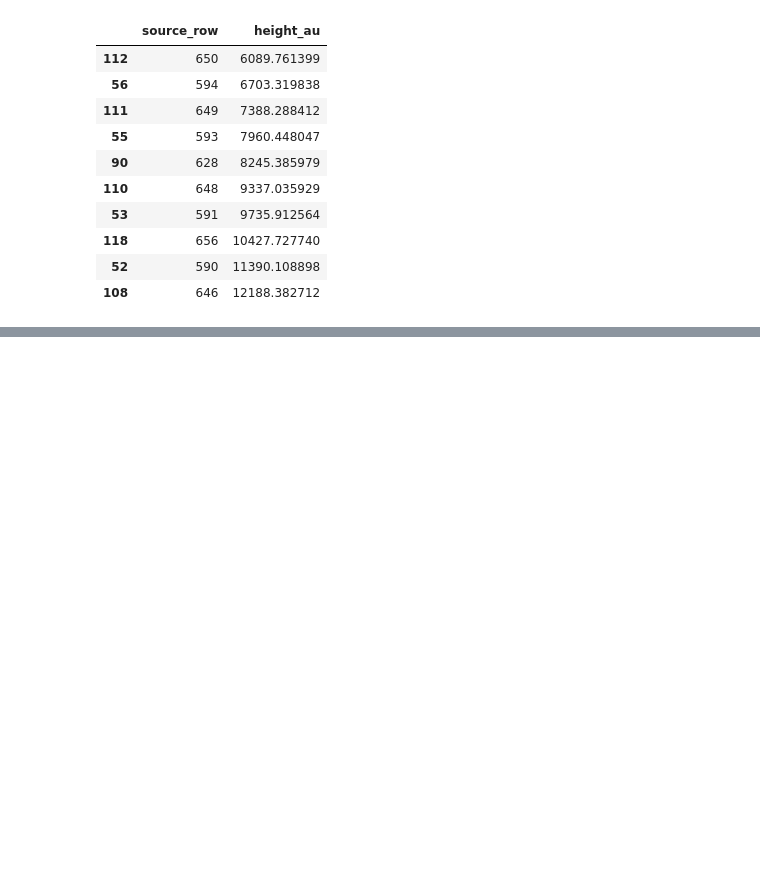
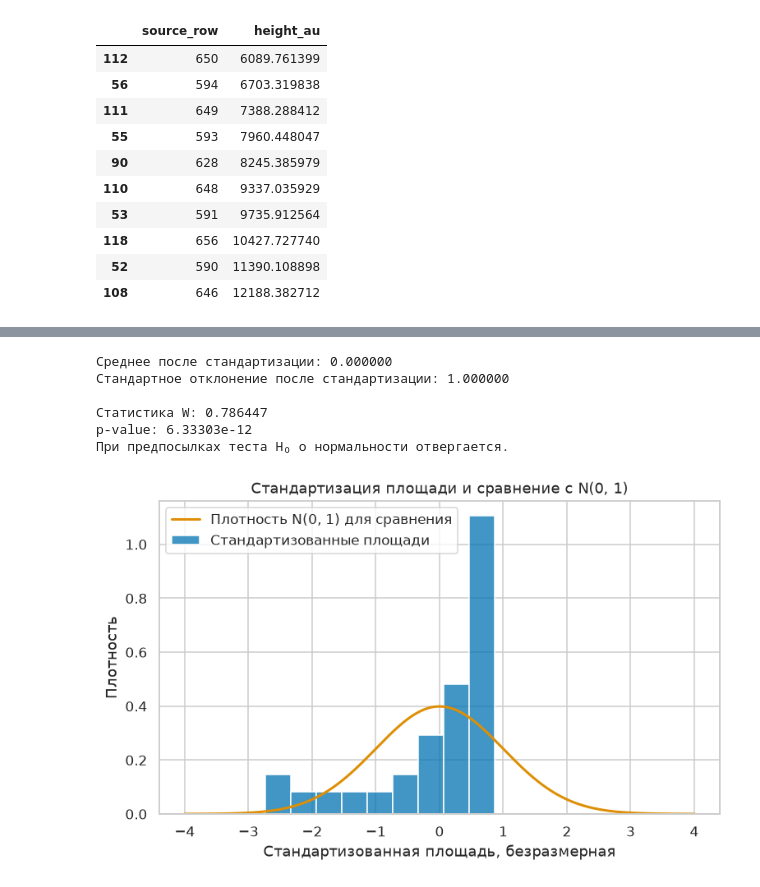
Before and after one commit to WalterPerjenko/LW_Statistic, a Jupyter notebook: raman/Lab01_sprint1_Raman.ipynb, the cells around one changed output, grey strips where cells are left out. Cells and saved outputs as stored; diff of their text form; code cells hidden in the pictures; blank space fills up the shorter version.

```diff
--- a/raman/Lab01_sprint1_Raman.ipynb
+++ b/raman/Lab01_sprint1_Raman.ipynb
@@ -1259,0 +1376,54 @@ $Z_i=\int_a^b S_i(\nu)\,d\nu$; единицы: усл. ед. $\cdot\mathrm{см}
+# %%
+area_standardized = (area - area.mean()) / area.std(ddof=1)
+
+print(f"Среднее после стандартизации: {area_standardized.mean():.6f}")
+print(
+    "Стандартное отклонение после стандартизации: "
+    f"{area_standardized.std(ddof=1):.6f}"
+)
+
+area_shapiro = stats.shapiro(area)
+
+print(f"\nСтатистика W: {area_shapiro.statistic:.6f}")
+print(f"p-value: {area_shapiro.pvalue:.6g}")
+
+if area_shapiro.pvalue < 0.05:
+    print("При предпосылках теста H₀ о нормальности отвергается.")
+else:
+    print("Недостаточно оснований отвергнуть H₀; нормальность не доказана.")
+
+fig, ax = plt.subplots(figsize=(8, 4.5))
+
+sns.histplot(
+    x=area_standardized,
+    bins="fd",
+    stat="density",
+    ax=ax,
+    label="Стандартизованные площади",
+)
+
+grid = np.linspace(
+    min(-4, area_standardized.min() - 0.5),
+    max(4, area_standardized.max() + 0.5),
+    400,
+)
+
+ax.plot(
+    grid, stats.norm.pdf(grid),
+    color="C1", linewidth=2,
+    label="Плотность N(0, 1) для сравнения",
+)
+
+ax.set_xlabel("Стандартизованная площадь, безразмерная")
+ax.set_ylabel("Плотность")
+ax.set_title("Стандартизация площади и сравнение с N(0, 1)")
+ax.legend()
+plt.show()
+# %% [output]
+Среднее после стандартизации: 0.000000
+Стандартное отклонение после стандартизации: 1.000000
+
+Статистика W: 0.786447
+p-value: 6.33303e-12
+При предпосылках теста H₀ о нормальности отвергается.
+[figure, added]
```
Also changed, not shown: parts of 35 cells of this notebook.
